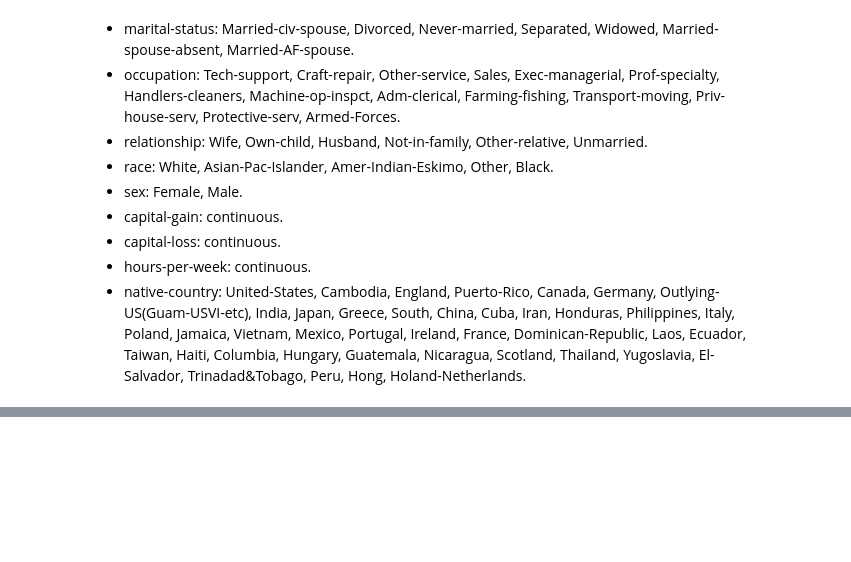
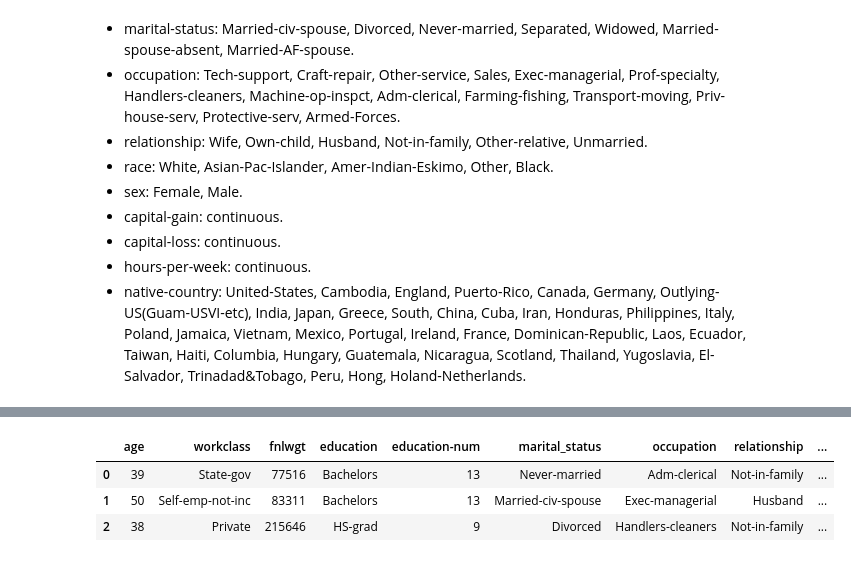
Before and after one commit to Davida1014/nyc-mhtn-ds-102620-lectures, a Jupyter notebook: Phase_1/Pandas_II-Copy1.ipynb, the cells around one changed output, grey strips where cells are left out. Saved outputs shown, nothing was run; the diff lists cells and outputs as text; code cells hidden in the pictures; blank space fills up the shorter version.

```diff
--- a/Phase_1/Pandas_II-Copy1.ipynb
+++ b/Phase_1/Pandas_II-Copy1.ipynb
@@ -187,3 +185,10 @@ columns = ['age', 'workclass', 'fnlwgt', 'education', 'education-num', 'marital_
+# %%
+adults.head(3)
+# %% [output]
+|  | age | workclass | fnlwgt | education | education-num | marital_status | occupation | relationship | ... |
+| 0 | 39 | State-gov | 77516 | Bachelors | 13 | Never-married | Adm-clerical | Not-in-family | ... |
+| 1 | 50 | Self-emp-not-inc | 83311 | Bachelors | 13 | Married-civ-spouse | Exec-managerial | Husband | ... |
+| 2 | 38 | Private | 215646 | HS-grad | 9 | Divorced | Handlers-cleaners | Not-in-family | ... |
 # %%
 # check the info of dataset
 # %%
```
Also changed, not shown: parts of 8 cells of this notebook, 1 other file.
